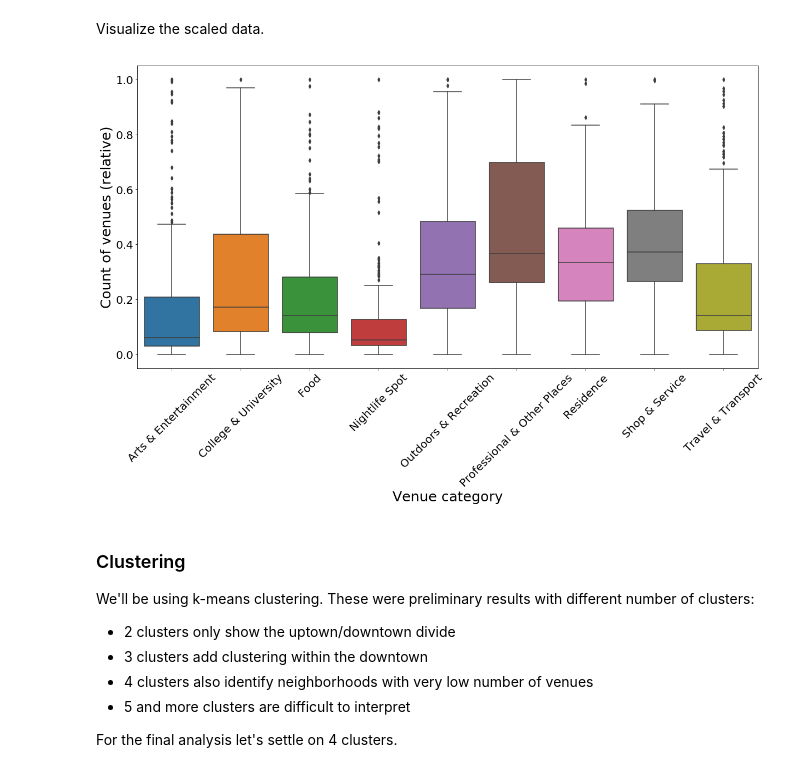
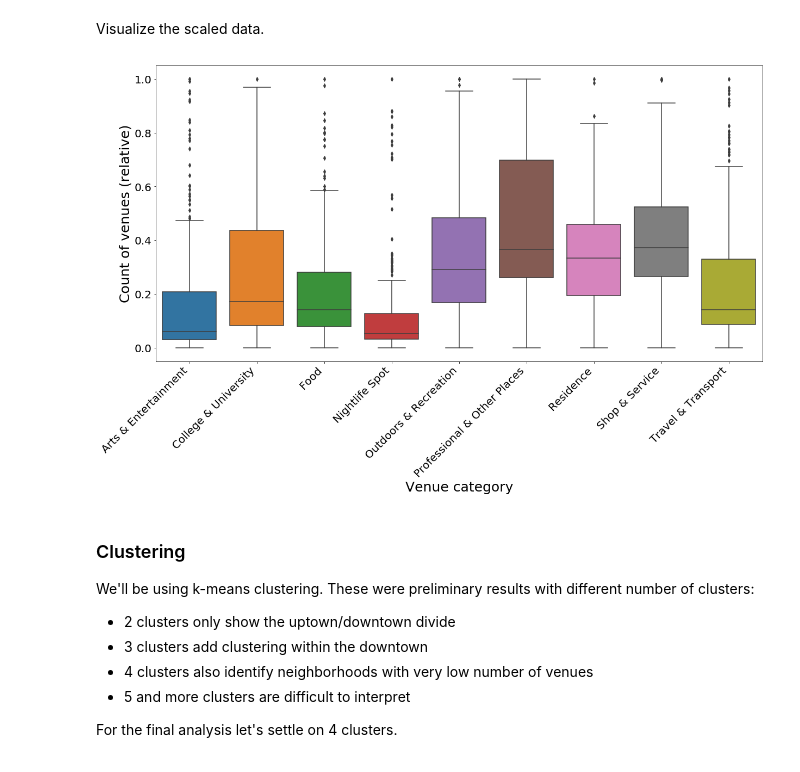
Before and after one commit to theptyza/map_moscow_metro_foursquare, a Jupyter notebook: Moscow.ipynb, the cells around one changed output. Drawn from its saved outputs; the diff is of its cells as text; code cells hidden in the pictures.

```diff
--- a/Moscow.ipynb
+++ b/Moscow.ipynb
@@ -289,17 +271,17 @@ Visualize the scaled data.
 # %%
 plt.figure(figsize=(20, 10))
 #plt.xticks(rotation='vertical')
 sns.boxplot
 
 ax = sns.boxplot(data = cluster_df)
 ax.set_ylabel('Count of venues (relative)', fontsize=25)
 ax.set_xlabel('Venue category', fontsize=25)
 ax.tick_params(labelsize=20)
-plt.xticks(rotation=45)
+plt.xticks(rotation=45, ha='right')
 
 plt.show()
 # %% [output]
-[figure, old version]
+[figure, new version]
 # %% [markdown]
 ### Clustering
 We'll be using k-means clustering.
```
Also changed, not shown: parts of 3 cells of this notebook.
